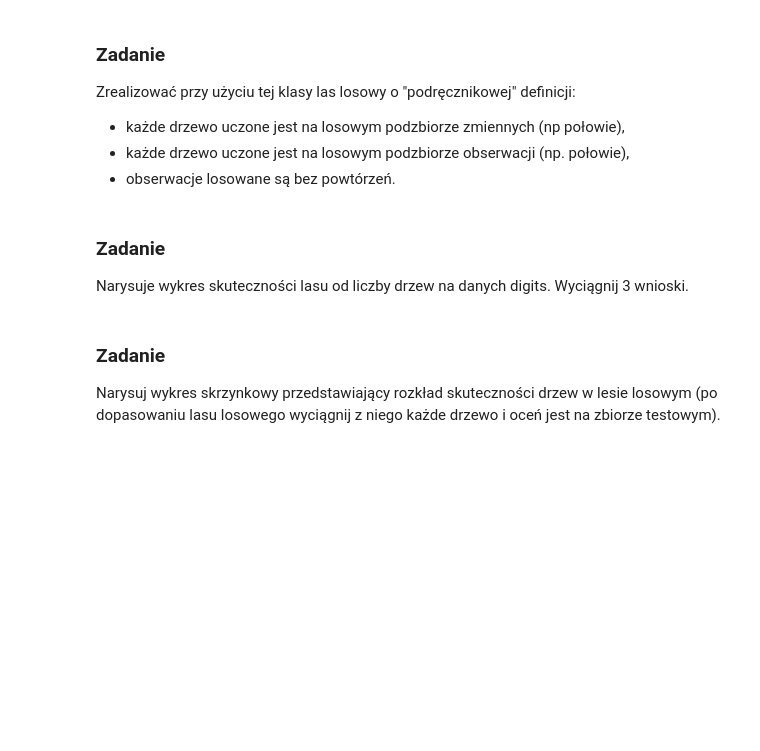
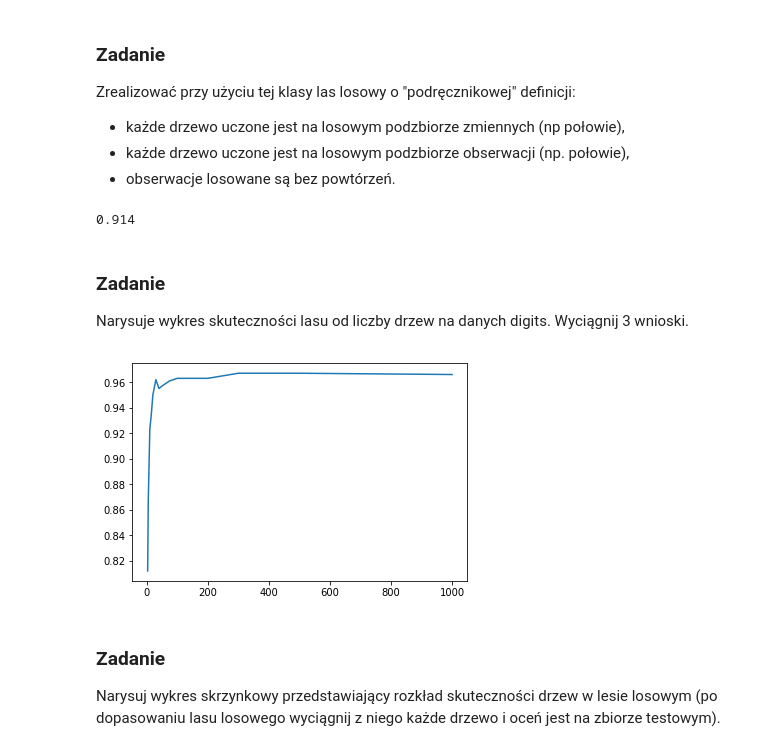
Before and after one commit to mrcngrcki/bootcamp, a Jupyter notebook: Machine Learning/ML2_materialy_do_zajec.ipynb, the cells around one changed output. Drawn from its saved outputs; the diff is of its cells as text; code cells hidden in the pictures; blank space fills up the shorter version.

```diff
--- a/Machine Learning/ML2_materialy_do_zajec.ipynb
+++ b/Machine Learning/ML2_materialy_do_zajec.ipynb
@@ -290,3 +407,5 @@ X.shape
 y
 # %% [output]
 array([0, 1, 2, ..., 8, 9, 8])
+# %%
+X_train, X_test , y_train, y_test = train_test_split(X,y,test_size=1000)
@@ -293,2 +417,24 @@ array([0, 1, 2, ..., 8, 9, 8])
 # %% [markdown]
 Zoptymalizuj i przetestuj klasyfikator SVM na danych digits.
+# %%
+pipelines = [Pipeline([
+    ("scaler", StandardScaler(with_mean=False)),
+    ("model", SVC())
+]),
+             Pipeline([
+    ("model", SVC())
+                 ])
+            ]
+
+param_grids = [{"model__gamma": [0.01, 0.1, 1, 10, 100],
+              "model__C": [0.01, 0.1, 1, 10, 100],
+                "model__kernel":["linear", "rbf"]},
+               {"model__gamma": [0.01, 0.1, 1, 10, 100],
+              "model__C": [0.01, 0.1, 1, 10, 100],
+                "model__kernel":["linear", "rbf"]}
+              ]
+
+for model, grid in zip(pipelines, param_grids):
+    gs = GridSearchCV(model, grid, cv=10)
+    gs.fit(X_train, y_train)
+    print(f' {model} accuracy - {accuracy_score(y_test, gs.predict(X_test))}')
@@ -365,10 +530,29 @@ Zrealizować przy użyciu tej klasy las losowy o "podręcznikowej" definicji:
 - każde drzewo uczone jest na losowym podzbiorze zmiennych (np połowie),
 - każde drzewo uczone jest na losowym podzbiorze obserwacji (np. połowie),
 - obserwacje losowane są bez powtórzeń.
+# %%
+model = BaggingClassifier(max_features=0.5, max_samples=0.5, bootstrap=False)
+model.fit(X_train, y_train)
+accuracy_score(y_test, model.predict(X_test))
+# %% [output]
+0.914
 # %% [markdown]
 ### Zadanie
 
 Narysuje wykres skuteczności lasu od liczby drzew na danych digits. Wyciągnij 3 wnioski.
+# %%
+N = [3,5,10,15,20,25,30,40,50,75,100,200,300,500,1000]
+acc = []
+
+for n in N:
+    model = RandomForestClassifier(n)
+    model.fit(X_train, y_train)
+    acc.append(accuracy_score(y_test, model.predict(X_test)))
+
+plt.plot(N, acc)
+plt.show()
+# %% [output]
+[figure, added]
 # %% [markdown]
 ### Zadanie
 
```
Also changed, not shown: parts of 19 cells of this notebook, 1 other file.
